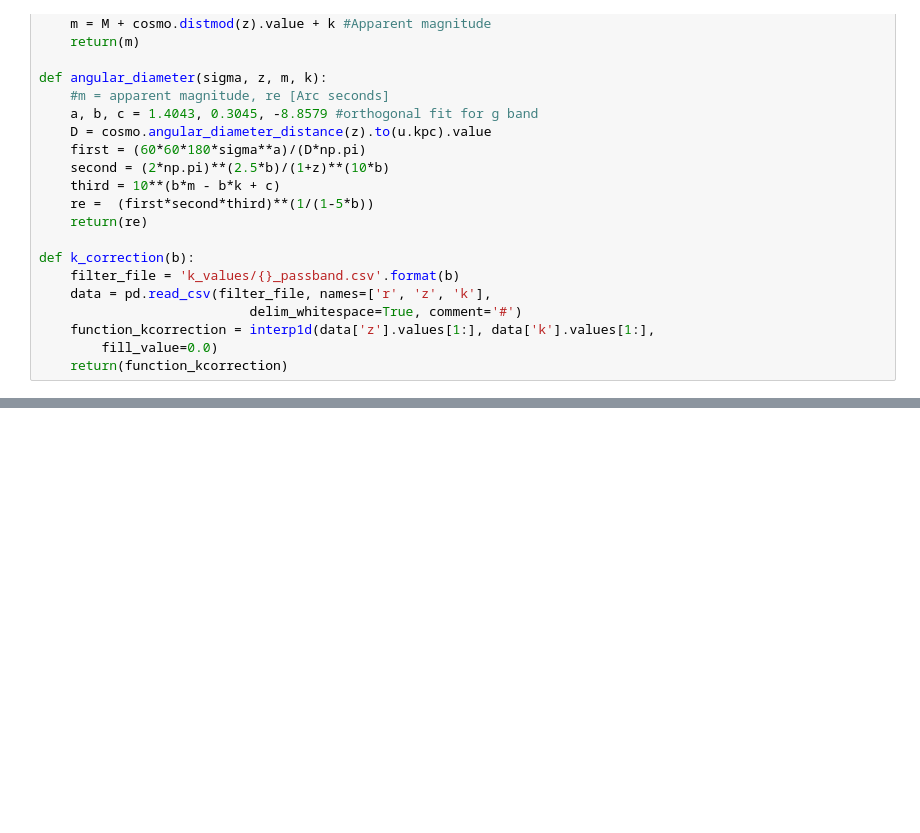
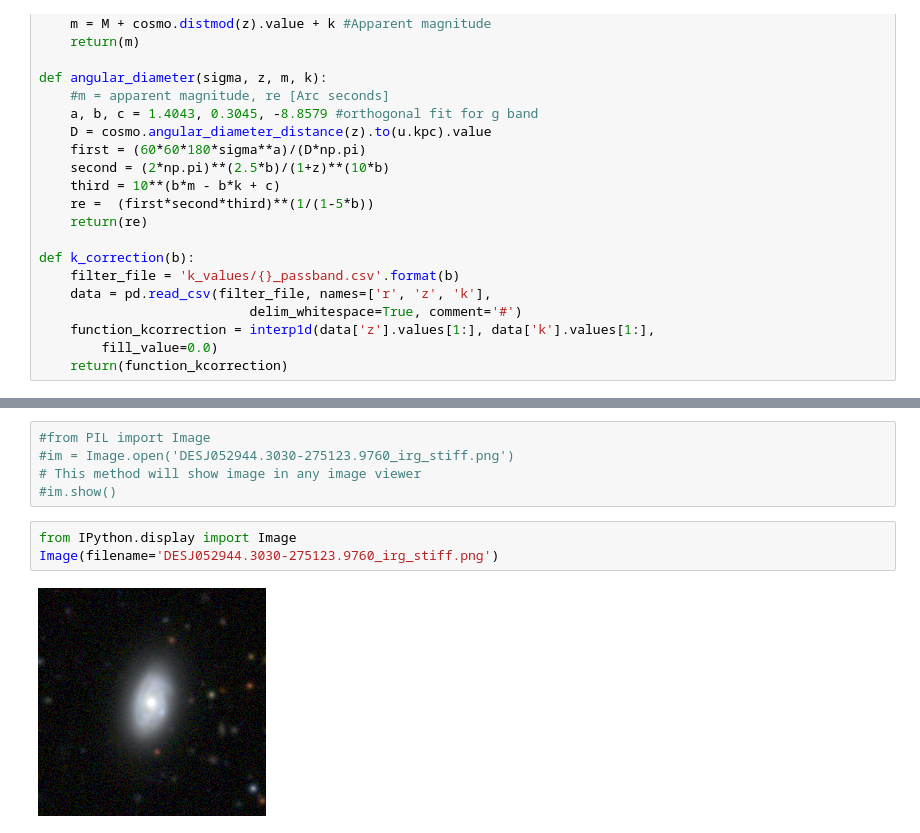
Before and after one commit to JimenaGonzalez/Simulations-Double-Source-Gravitational-Lensing, a Jupyter notebook: Example - DSPL only sources.ipynb, the cells around one changed output, grey strips where cells are left out. Cells and saved outputs as stored; diff of their text form; blank space fills up the shorter version.

```diff
--- a/Example - DSPL only sources.ipynb
+++ b/Example - DSPL only sources.ipynb
@@ -121,0 +136,10 @@ funcion(z_lens, z_source1, z_source2, dispersion, center_lens, center_source1, c
+# %%
+#from PIL import Image
+#im = Image.open('DESJ052944.3030-275123.9760_irg_stiff.png')
+# This method will show image in any image viewer
+#im.show()
+# %%
+from IPython.display import Image
+Image(filename='DESJ052944.3030-275123.9760_irg_stiff.png')
+# %% [output]
+[figure, added]
```
Also changed, not shown: parts of 5 cells of this notebook.
